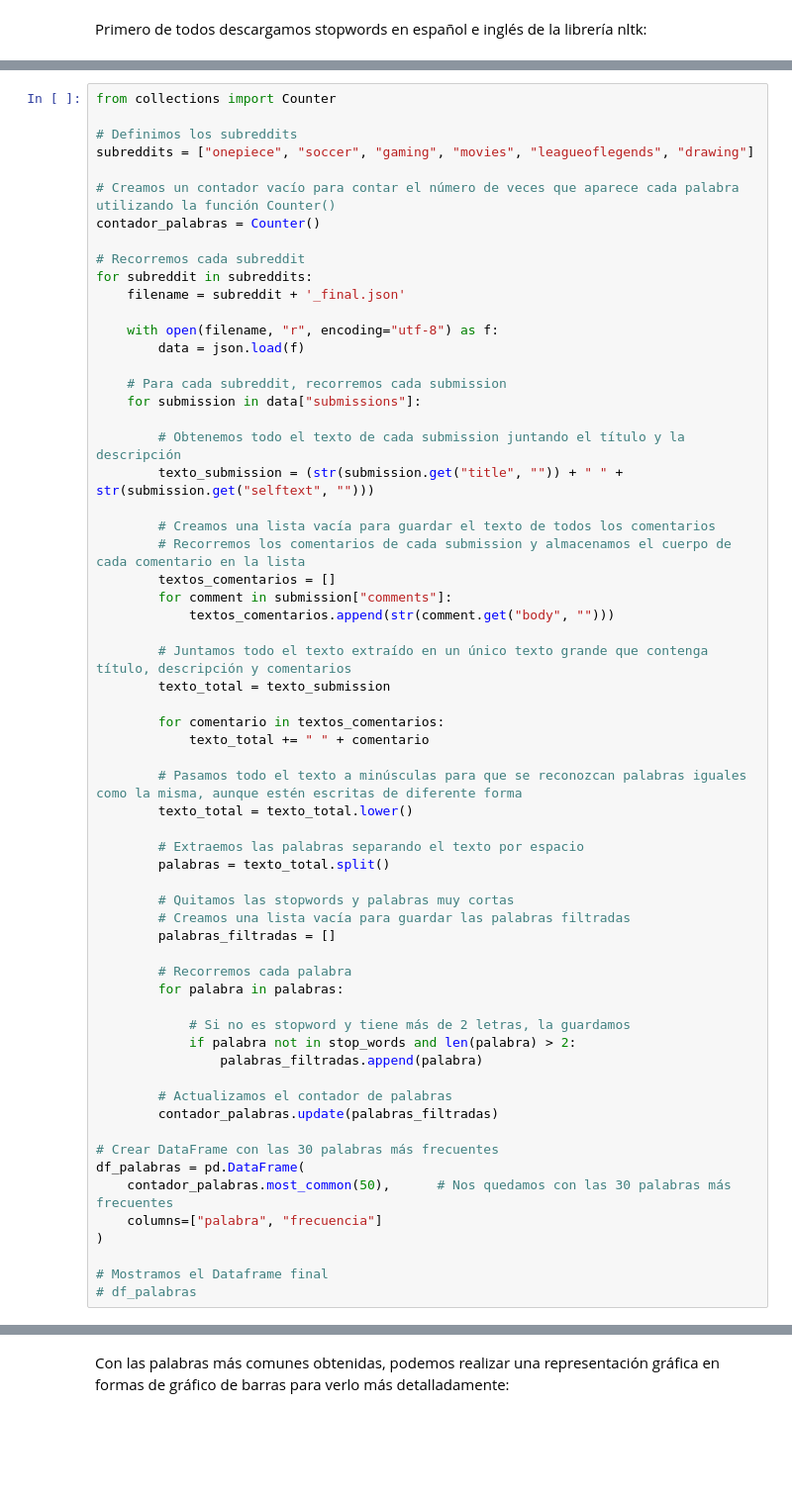
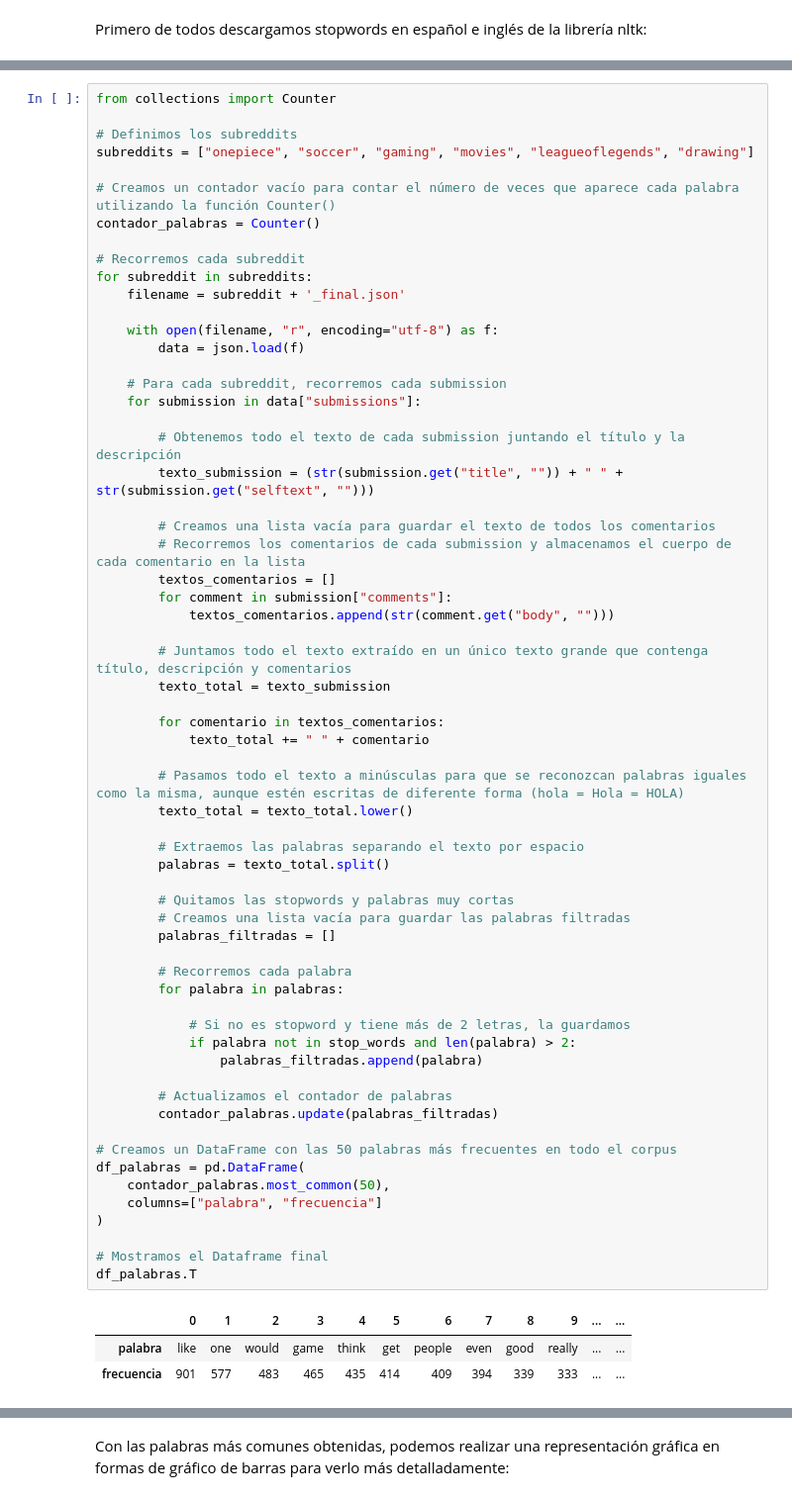
Before and after one commit to mario-mellinasn-um-es/PLN-entregable, a Jupyter notebook: apartado1.ipynb, the cells around one changed output, grey strips where cells are left out. Shown at 99% size. Cells and saved outputs as stored; diff of their text form; blank space fills up the shorter version.

```diff
--- a/apartado1.ipynb
+++ b/apartado1.ipynb
@@ -928,34 +1001,38 @@ for subreddit in subreddits:
         # Juntamos todo el texto extraído en un único texto grande que contenga título, descripción y comentarios
         texto_total = texto_submission
 
         for comentario in textos_comentarios:
             texto_total += " " + comentario
 
-        # Pasamos todo el texto a minúsculas para que se reconozcan palabras iguales como la misma, aunque estén escritas de diferente forma
+        # Pasamos todo el texto a minúsculas para que se reconozcan palabras iguales como la misma, aunque estén escritas de diferente forma (hola = Hola = HOLA)
         texto_total = texto_total.lower()
 
         # Extraemos las palabras separando el texto por espacio
         palabras = texto_total.split()
 
         # Quitamos las stopwords y palabras muy cortas
         # Creamos una lista vacía para guardar las palabras filtradas
         palabras_filtradas = []
 
         # Recorremos cada palabra
         for palabra in palabras:
 
             # Si no es stopword y tiene más de 2 letras, la guardamos
             if palabra not in stop_words and len(palabra) > 2:
                 palabras_filtradas.append(palabra)
 
         # Actualizamos el contador de palabras
         contador_palabras.update(palabras_filtradas)
 
-# Crear DataFrame con las 30 palabras más frecuentes
+# Creamos un DataFrame con las 50 palabras más frecuentes en todo el corpus
 df_palabras = pd.DataFrame(
-    contador_palabras.most_common(50),      # Nos quedamos con las 30 palabras más frecuentes
+    contador_palabras.most_common(50),
     columns=["palabra", "frecuencia"]
 )
 
 # Mostramos el Dataframe final
-# df_palabras
+df_palabras.T
+# %% [output]
+|  | 0 | 1 | 2 | 3 | 4 | 5 | 6 | 7 | 8 | 9 | ... | ... |
+| palabra | like | one | would | game | think | get | people | even | good | really | ... | ... |
+| frecuencia | 901 | 577 | 483 | 465 | 435 | 414 | 409 | 394 | 339 | 333 | ... | ... |
```
Also changed, not shown: parts of 35 cells of this notebook.
